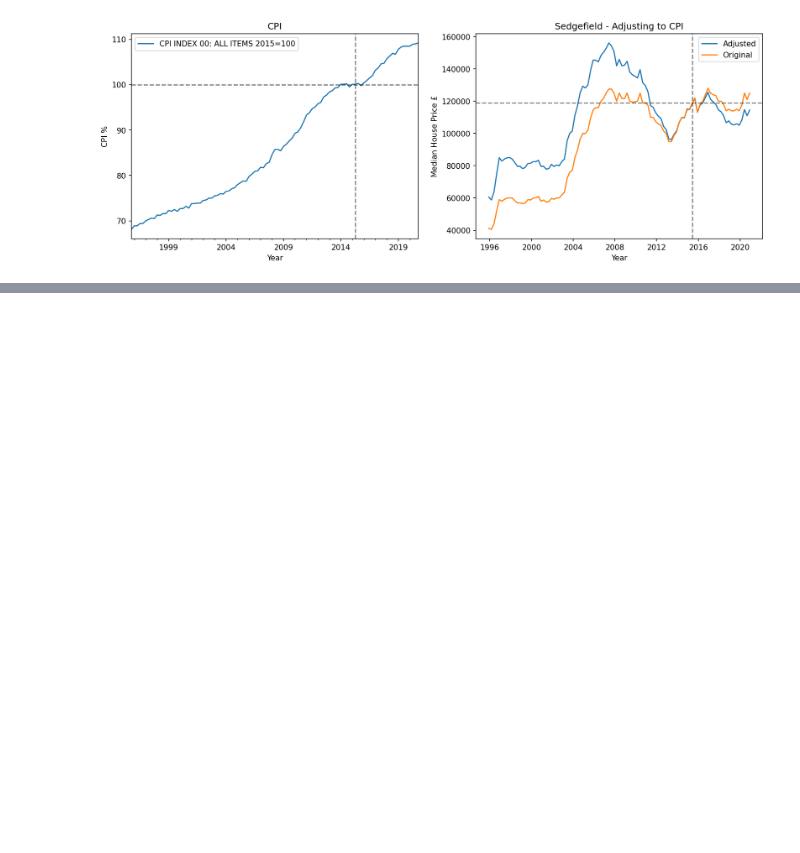
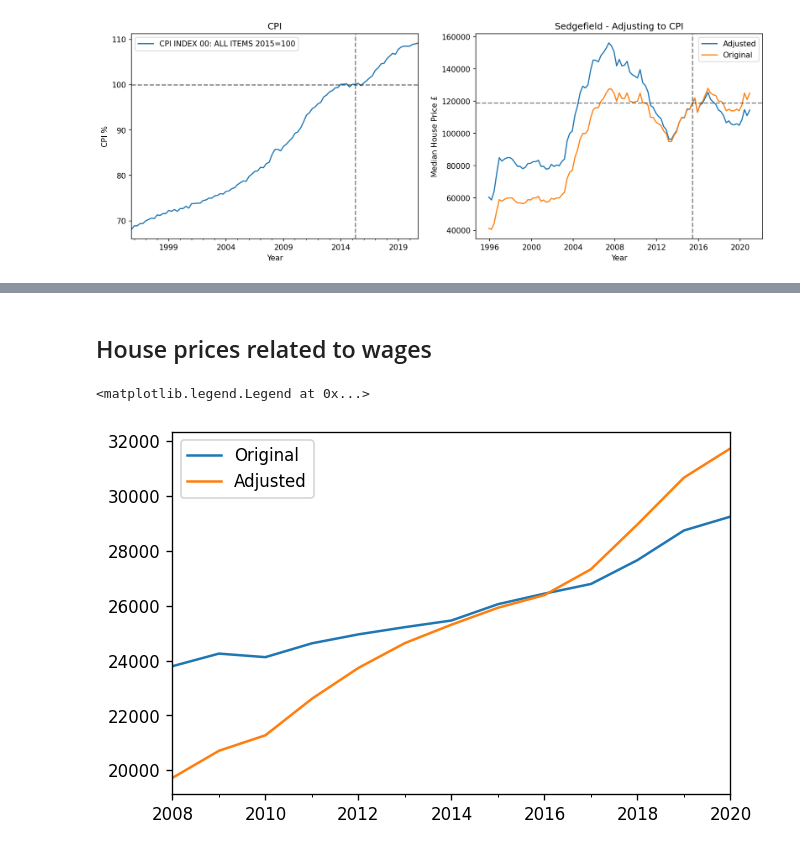
Before and after one commit to ajhetherington/house_prices, a Jupyter notebook: Housing.ipynb, the cells around one changed output, grey strips where cells are left out. Saved outputs shown, nothing was run; the diff lists cells and outputs as text; code cells hidden in the pictures; blank space fills up the shorter version.

```diff
--- a/Housing.ipynb
+++ b/Housing.ipynb
@@ -170,6 +170,9 @@ pay_ds.loc[0][pay_ds.columns[2:]].plot(ax = ax[1],
 print()
 # %% [output]
 [figure]
+# %%
+## cut out values not in england/wales (ie scotland)
+pay_ds = pay_ds[pay_ds.mnemonic.isin(merged['Local authority code'])]
 # %% [markdown]
 ###  Missing values - House Prices
 # %%
@@ -287,0 +344,12 @@ print()
+# %% [markdown]
+## House prices related to wages
+# %%
+plt.figure(dpi =120)
+inflation = inflation.set_index(inflation.index + pd.DateOffset(months=1))
+pay_ds_adjusted = (inflation.loc[pay_ds_times] / 100)[inflation.columns[0]] * pay_ds[pay_ds_times]
+pay_ds[pay_ds_times].T.median(axis = 1).plot(label = 'Original')
+pay_ds_adjusted[pay_ds_times].T.median(axis = 1).plot(label = 'Adjusted')
+plt.legend()
+# %% [output]
+<matplotlib.legend.Legend at 0x...>
+[figure, added]
```
Also changed, not shown: parts of 17 cells of this notebook.
